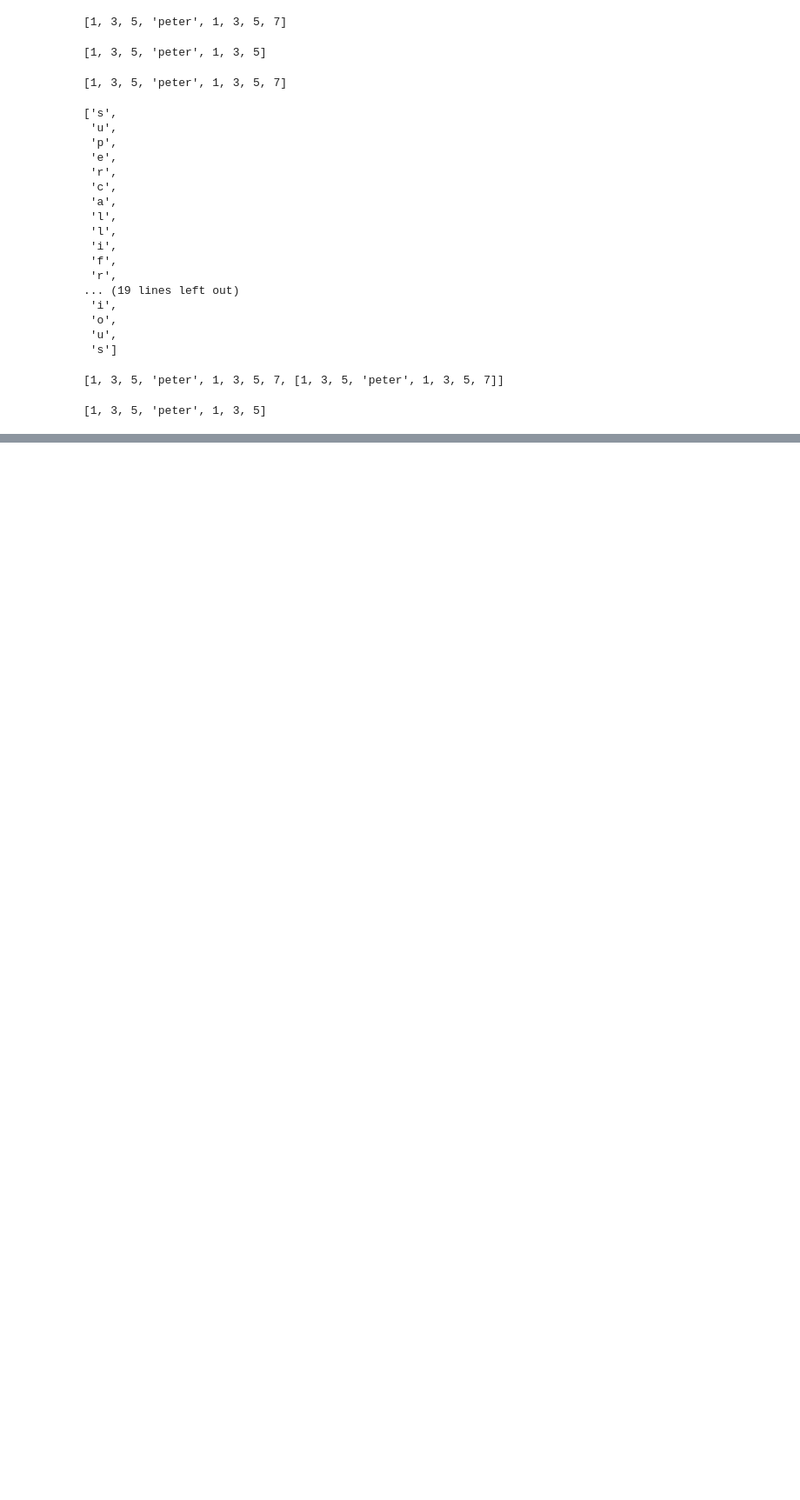
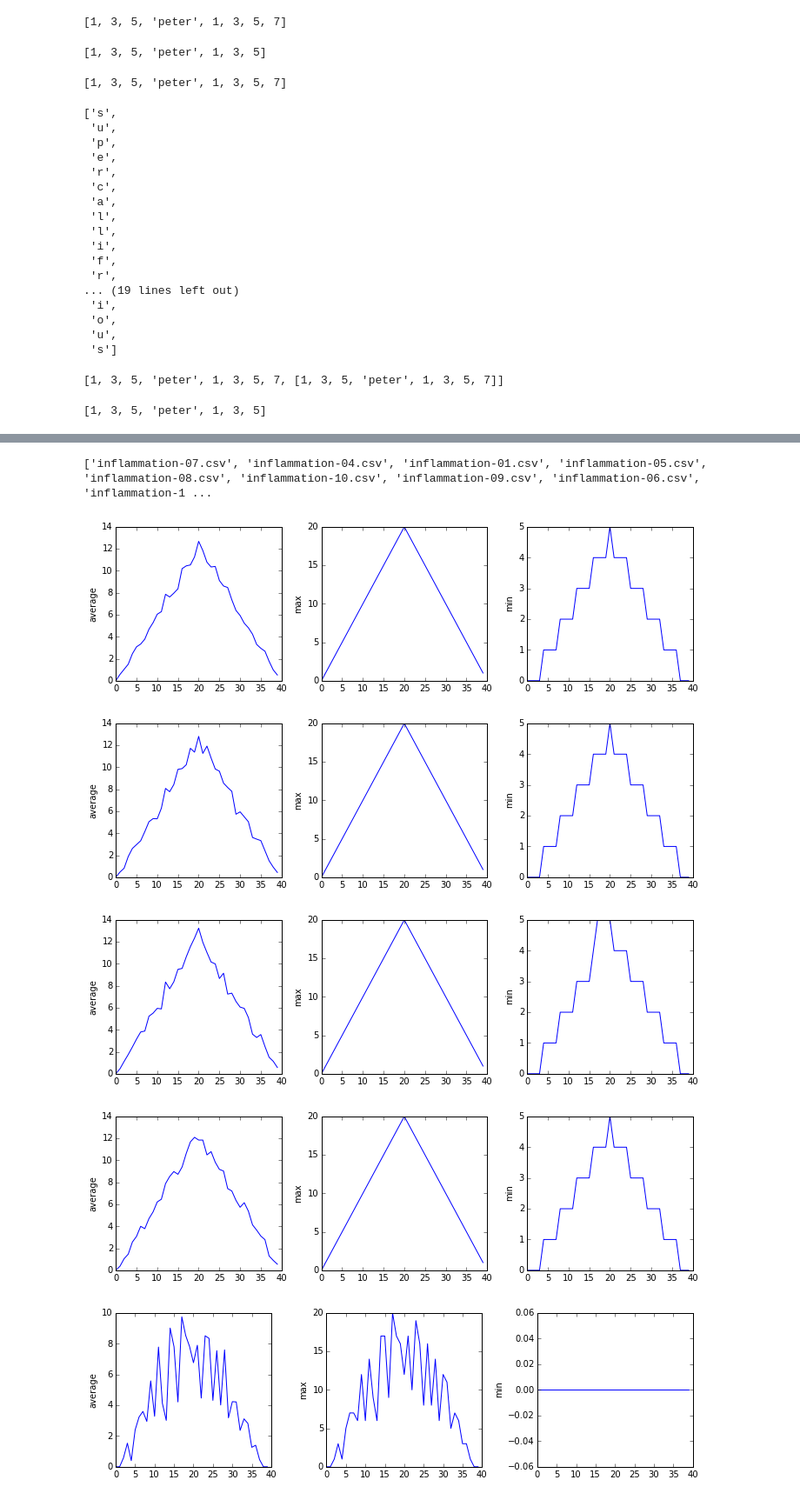
Before and after one commit to dotsdl/swc_asu_python, a Jupyter notebook: Inflammation investigation.ipynb, the cells around one changed output, grey strips where cells are left out. Shown at 87% size. Drawn from its saved outputs; the diff is of its cells as text; code cells hidden in the pictures; blank space fills up the shorter version.

```diff
--- a/Inflammation investigation.ipynb
+++ b/Inflammation investigation.ipynb
@@ -363,0 +368,38 @@ inceptstuff[-1]
+# %%
+print glob.glob('i*.csv')
+# %% [output]
+['inflammation-07.csv', 'inflammation-04.csv', 'inflammation-01.csv', 'inflammation-05.csv', 'inflammation-08.csv', 'inflammation-10.csv', 'inflammation-09.csv', 'inflammation-06.csv', 'inflammation-1 ...
+# %%
+import numpy as np
+import matplotlib.pyplot as plt
+
+filenames = glob.glob('inflam*.csv')
+
+for filename in filenames:
+
+    data = np.loadtxt(filename, delimiter=',')
+
+    fig = plt.figure(figsize=(10, 3))
+
+    axes1 = fig.add_subplot(1, 3, 1)
+    axes2 = fig.add_subplot(1, 3, 2)
+    axes3 = fig.add_subplot(1, 3, 3)
+
+    axes1.plot(data.mean(axis=0))
+    axes1.set_ylabel('average')
+
+    axes2.plot(data.max(axis=0))
+    axes2.set_ylabel('max')
+
+    axes3.plot(data.min(axis=0))
+    axes3.set_ylabel('min')
+
+    plt.tight_layout()
+    plt.show(fig)
+    #fig.savefig('inflammation.pdf')
+# %% [output]
+[figure, added]
+[figure, added]
+[figure, added]
+[figure, added]
+[figure, added]
```
Also changed, not shown: parts of 3 cells of this notebook.
